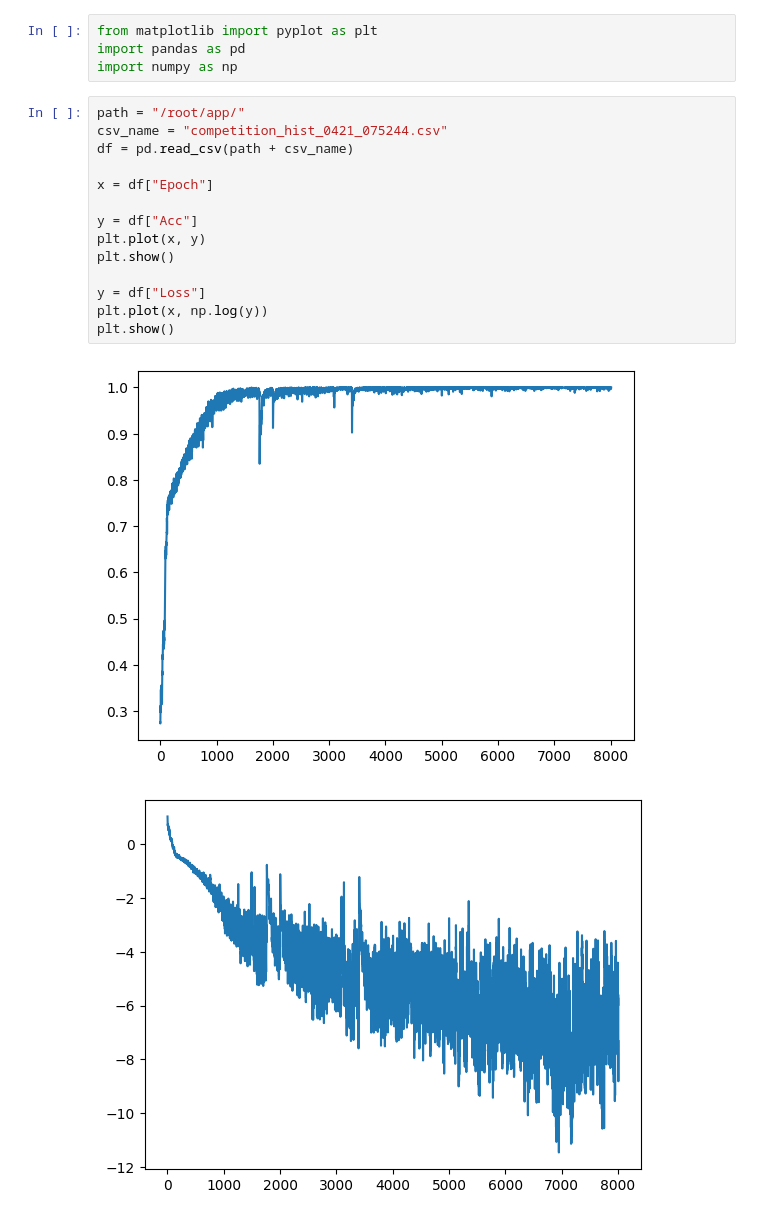
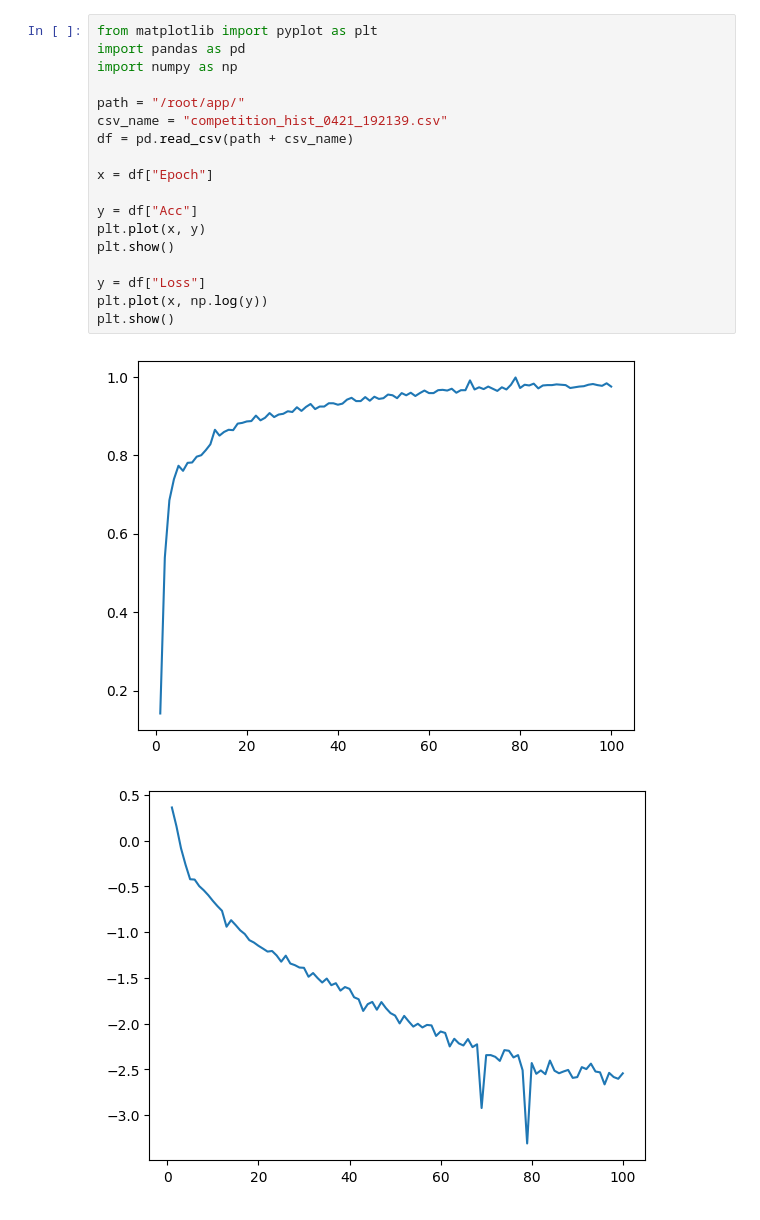
Before and after one commit to Tat1209/Research, a Jupyter notebook: utils/visualize.ipynb, the cells around one changed output. Cells and saved outputs as stored; diff of their text form.

```diff
--- a/utils/visualize.ipynb
+++ b/utils/visualize.ipynb
@@ -1,21 +1,21 @@
 # %%
 from matplotlib import pyplot as plt
 import pandas as pd
 import numpy as np
+
+path = "/root/app/"
+csv_name = "competition_hist_0421_192139.csv"
+df = pd.read_csv(path + csv_name)
+
+x = df["Epoch"]
+
+y = df["Acc"]
+plt.plot(x, y)
+plt.show()
+
+y = df["Loss"]
+plt.plot(x, np.log(y))
+plt.show()
+# %% [output]
+[figure, added]
+[figure, added]
-# %%
-path = "/root/app/"
-csv_name = "competition_hist_0421_075244.csv"
-df = pd.read_csv(path + csv_name)
-
-x = df["Epoch"]
-
-y = df["Acc"]
-plt.plot(x, y)
-plt.show()
-
-y = df["Loss"]
-plt.plot(x, np.log(y))
-plt.show()
-# %% [output]
-[figure, removed]
-[figure, removed]
```
Also changed, not shown: 6 other files.
